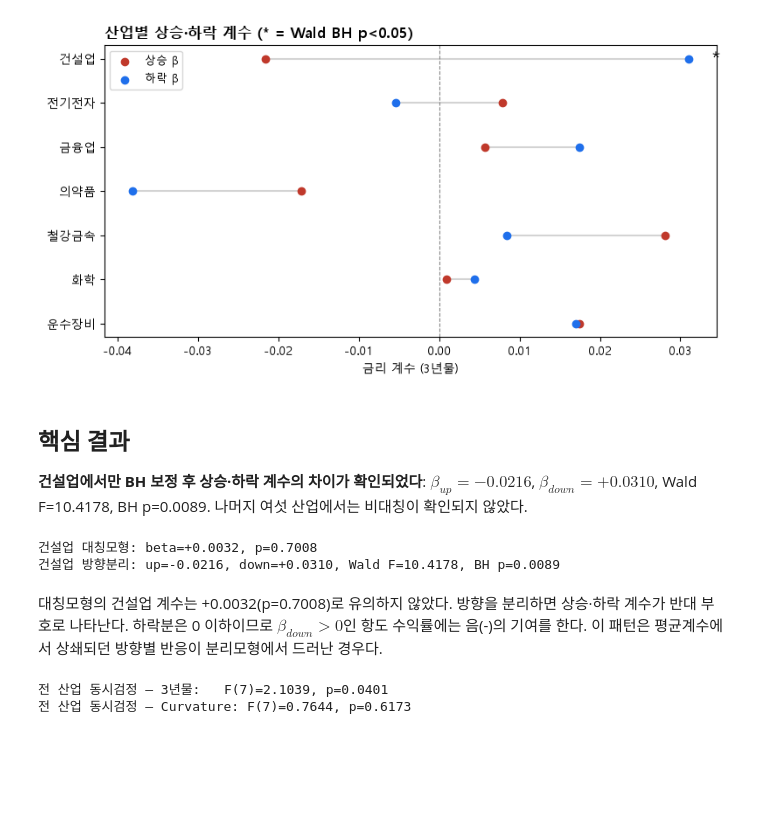
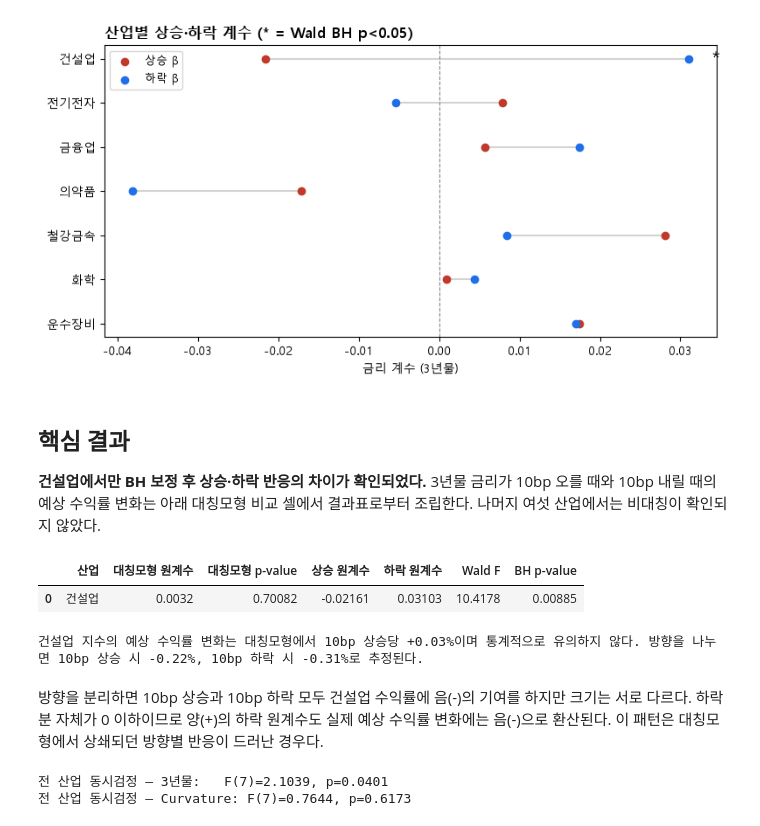
Before and after one commit to lcsvvo/FINDSLAB-Research-Intern, a Jupyter notebook: notebooks/FINAL_paper_analysis.ipynb, the cells around one changed output. Drawn from its saved outputs; the diff is of its cells as text; code cells hidden in the pictures; blank space fills up the shorter version.

```diff
--- a/notebooks/FINAL_paper_analysis.ipynb
+++ b/notebooks/FINAL_paper_analysis.ipynb
@@ -458,27 +484,43 @@ plt.show()
 # %% [markdown]
 ## 핵심 결과
 
-**건설업에서만 BH 보정 후 상승·하락 계수의 차이가 확인되었다**: $\beta_{up}=-0.0216$, $\beta_{down}=+0.0310$, Wald F=10.4178, BH p=0.0089. 나머지 여섯 산업에서는 비대칭이 확인되지 않았다.
+**건설업에서만 BH 보정 후 상승·하락 반응의 차이가 확인되었다.** 3년물 금리가 10bp 오를 때와 10bp 내릴 때의 예상 수익률 변화는 아래 대칭모형 비교 셀에서 결과표로부터 조립한다. 나머지 여섯 산업에서는 비대칭이 확인되지 않았다.
 # %%
 # 대칭모형과의 비교 — 건설업 대칭 β는 방향 분리 전에는 유의하지 않았다
 sym_rows = []
 for ind in industries:
     g = extended_panel[extended_panel["industry"] == ind][["industry_return", "kospi_return", "d_y3"]].dropna()
     X = sm.add_constant(g[["kospi_return", "d_y3"]], has_constant="add")
     m = sm.OLS(g["industry_return"], X).fit(cov_type="HAC", cov_kwds={"maxlags": HAC_LAGS})
     sym_rows.append({"industry": ind, "beta_symmetric": m.params["d_y3"], "p_symmetric": m.pvalues["d_y3"]})
 symmetric_betas = pd.DataFrame(sym_rows)
 
 con_sym = symmetric_betas[symmetric_betas["industry"] == "건설업"].iloc[0]
 con_wald = asymmetry_wald_tests[asymmetry_wald_tests["industry"] == "건설업"].iloc[0]
-print(f"건설업 대칭모형: beta={con_sym['beta_symmetric']:+.4f}, p={con_sym['p_symmetric']:.4f}")
-print(f"건설업 방향분리: up={con_wald['beta_up']:+.4f}, down={con_wald['beta_down']:+.4f}, "
-      f"Wald F={con_wald['f_stat']:.4f}, BH p={con_wald['p_value_bh']:.4f}")
+con_up_10bp = con_wald["10bp 상승 시 예상 수익률 변화(%)"]
+con_down_10bp = con_wald["10bp 하락 시 예상 수익률 변화(%)"]
+con_sym_10bp = con_sym["beta_symmetric"] * 10
+comparison_table = pd.DataFrame([{
+    "산업": "건설업",
+    "대칭모형 원계수": con_sym["beta_symmetric"],
+    "대칭모형 p-value": con_sym["p_symmetric"],
+    "상승 원계수": con_wald["beta_up"],
+    "하락 원계수": con_wald["beta_down"],
+    "Wald F": con_wald["f_stat"],
+    "BH p-value": con_wald["p_value_bh"],
+}])
+display(comparison_table.round(5))
+print(
+    f"건설업 지수의 예상 수익률 변화는 대칭모형에서 10bp 상승당 {con_sym_10bp:+.2f}%이며 "
+    f"통계적으로 유의하지 않다. 방향을 나누면 10bp 상승 시 {con_up_10bp:+.2f}%, "
+    f"10bp 하락 시 {con_down_10bp:+.2f}%로 추정된다."
+)
 # %% [output]
+|  | 산업 | 대칭모형 원계수 | 대칭모형 p-value | 상승 원계수 | 하락 원계수 | Wald F | BH p-value |
+| 0 | 건설업 | 0.0032 | 0.70082 | -0.02161 | 0.03103 | 10.4178 | 0.00885 |
-건설업 대칭모형: beta=+0.0032, p=0.7008
-건설업 방향분리: up=-0.0216, down=+0.0310, Wald F=10.4178, BH p=0.0089
+건설업 지수의 예상 수익률 변화는 대칭모형에서 10bp 상승당 +0.03%이며 통계적으로 유의하지 않다. 방향을 나누면 10bp 상승 시 -0.22%, 10bp 하락 시 -0.31%로 추정된다.
 # %% [markdown]
-대칭모형의 건설업 계수는 +0.0032(p=0.7008)로 유의하지 않았다. 방향을 분리하면 상승·하락 계수가 반대 부호로 나타난다. 하락분은 0 이하이므로 $\beta_{down}>0$인 항도 수익률에는 음(-)의 기여를 한다. 이 패턴은 평균계수에서 상쇄되던 방향별 반응이 분리모형에서 드러난 경우다.
+방향을 분리하면 10bp 상승과 10bp 하락 모두 건설업 수익률에 음(-)의 기여를 하지만 크기는 서로 다르다. 하락분 자체가 0 이하이므로 양(+)의 하락 원계수도 실제 예상 수익률 변화에는 음(-)으로 환산된다. 이 패턴은 대칭모형에서 상쇄되던 방향별 반응이 드러난 경우다.
 # %%
 def joint_symmetry_test(data, up, down, date_col="date"):
     """H0: 모든 산업 i에 대해 beta_up_i = beta_down_i (7개 제약). 날짜 클러스터 SE."""
```
Also changed, not shown: parts of 21 cells of this notebook, 1 other file.
